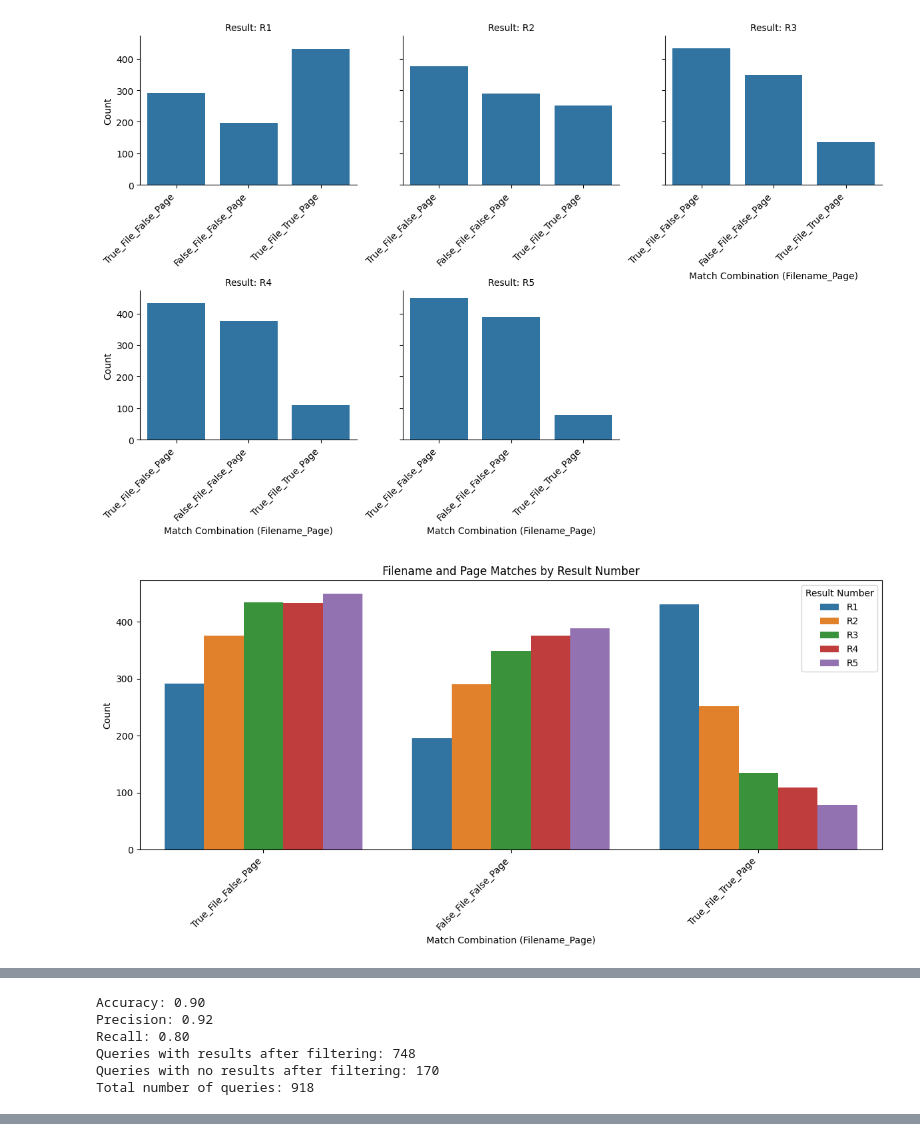
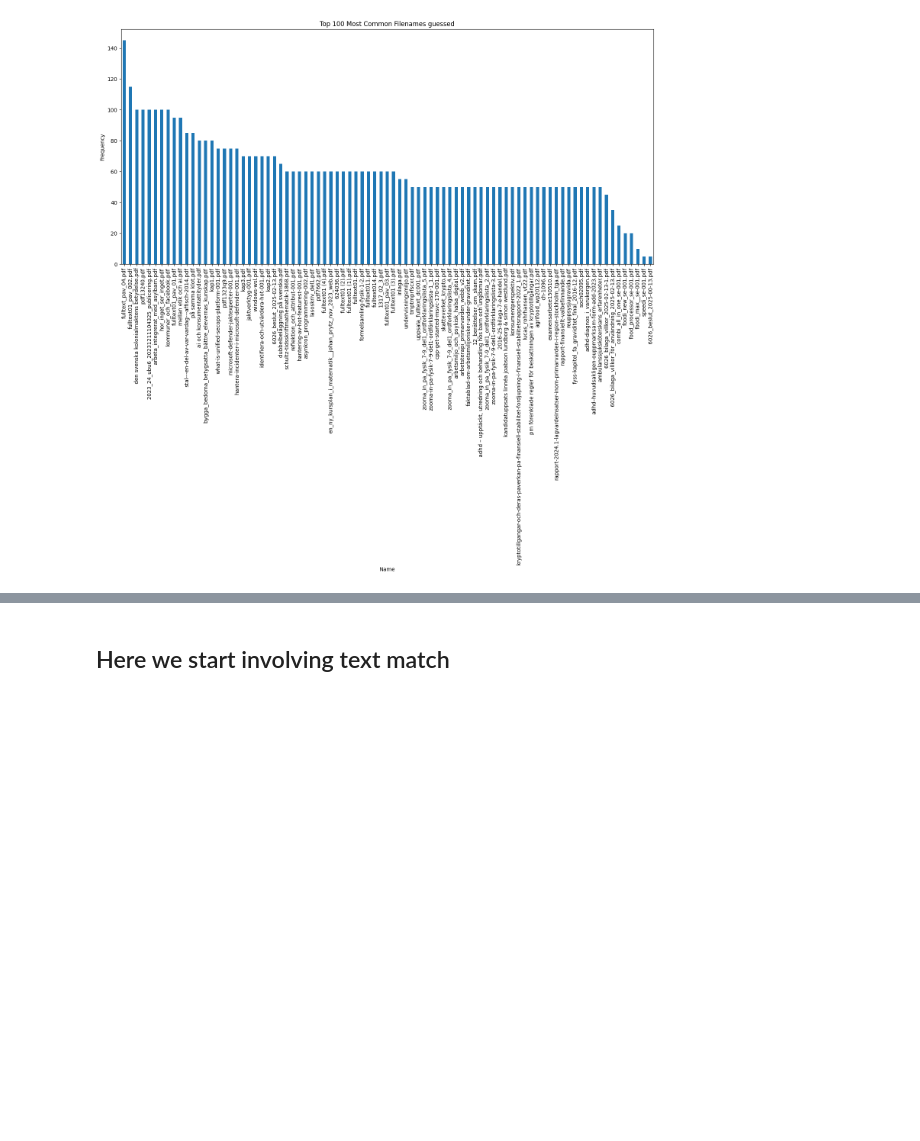
Before and after one commit to dc91/RAG, a Jupyter notebook: extra_scripts/jupyter/res_press.ipynb, the cells around one changed output, grey strips where cells are left out. Saved outputs shown, nothing was run; the diff lists cells and outputs as text; code cells hidden in the pictures; blank space fills up the shorter version.

```diff
--- a/extra_scripts/jupyter/res_press.ipynb
+++ b/extra_scripts/jupyter/res_press.ipynb
@@ -1 +1,15 @@
+# %%
+%matplotlib inline
+
+import pandas as pd
+import matplotlib.pyplot as plt
+from matplotlib.lines import Line2D
+import seaborn as sns
+import os
+
+DIST = 0.9
+version_name = "BASELINE_512_Chunk"
+FILENAME = f"../../results/{version_name}/{version_name}_no_tol.csv"
+OUTPUT = f"../../results/{version_name}/"
+os.makedirs(OUTPUT, exist_ok=True)
 # %%
@@ -252,10 +469,13 @@ def plot_matches_heatmap_split_with_match_type(df):
 # %%
-df = pd.read_csv("../../results/BASELINE_no_tol.csv", sep=",", encoding="utf-8")
+df = pd.read_csv(FILENAME, sep=",", encoding="utf-8")
 # %%
-plot_match_file_vs_page_by_result2(df)
-plot_match_file_vs_page_by_result(df)
-plot_match_file_vs_page(df)
-plot_accuracy_precision_recall(df)
+plot_filename_histogram(df)
+# plot_match_file_vs_page_by_result2(df)
+# plot_match_file_vs_page_by_result(df)
+# plot_stacked_matches_by_result3(df)
+# plot_match_file_vs_page(df)
+# plot_accuracy_precision_recall(df)
+# plot_accuracy_precision_recall_pages(df)
+# plot_accuracy_precision_recall_chunks(df)
 # %% [output]
-[figure, old version]
+[figure, new version]
-[figure, removed]
@@ -263,6 +481,0 @@ plot_accuracy_precision_recall(df)
-Accuracy: 0.90
-Precision: 0.92
-Recall: 0.80
-Queries with results after filtering: 748
-Queries with no results after filtering: 170
-Total number of queries: 918
@@ -270 +482,3 @@ Total number of queries: 918
+# %% [markdown]
+## Here we start involving text match
 # %%
```
Also changed, not shown: parts of 3 cells of this notebook, 48 other files.
